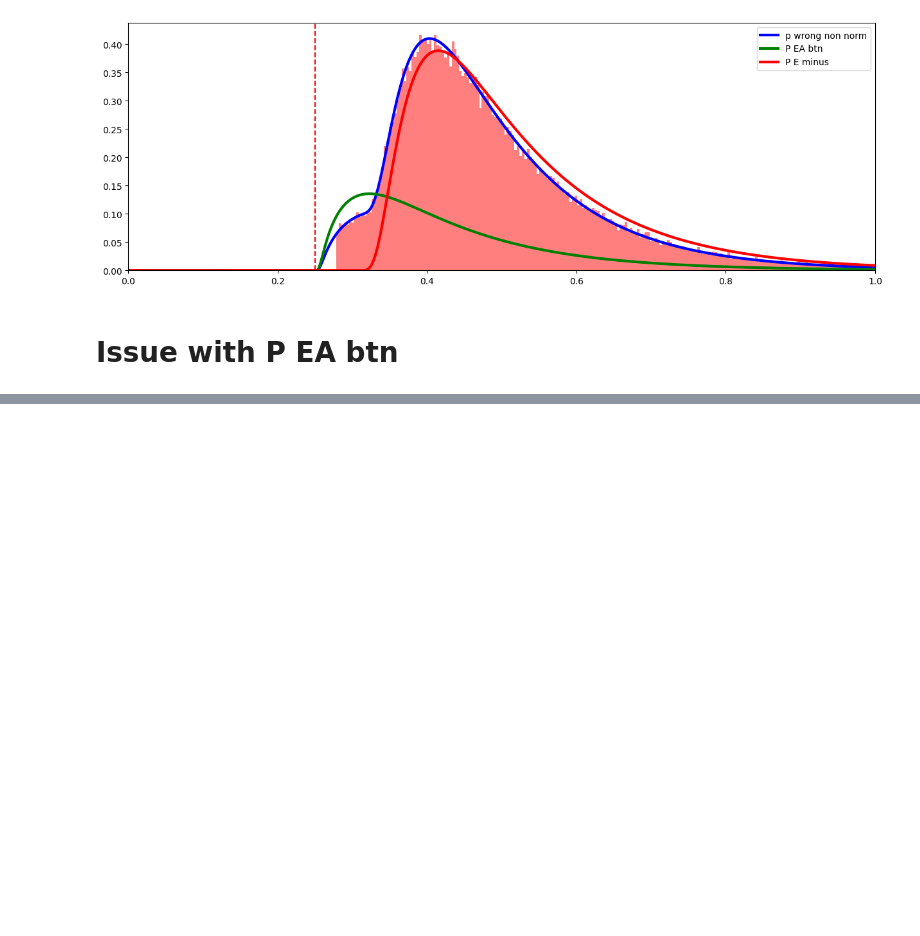
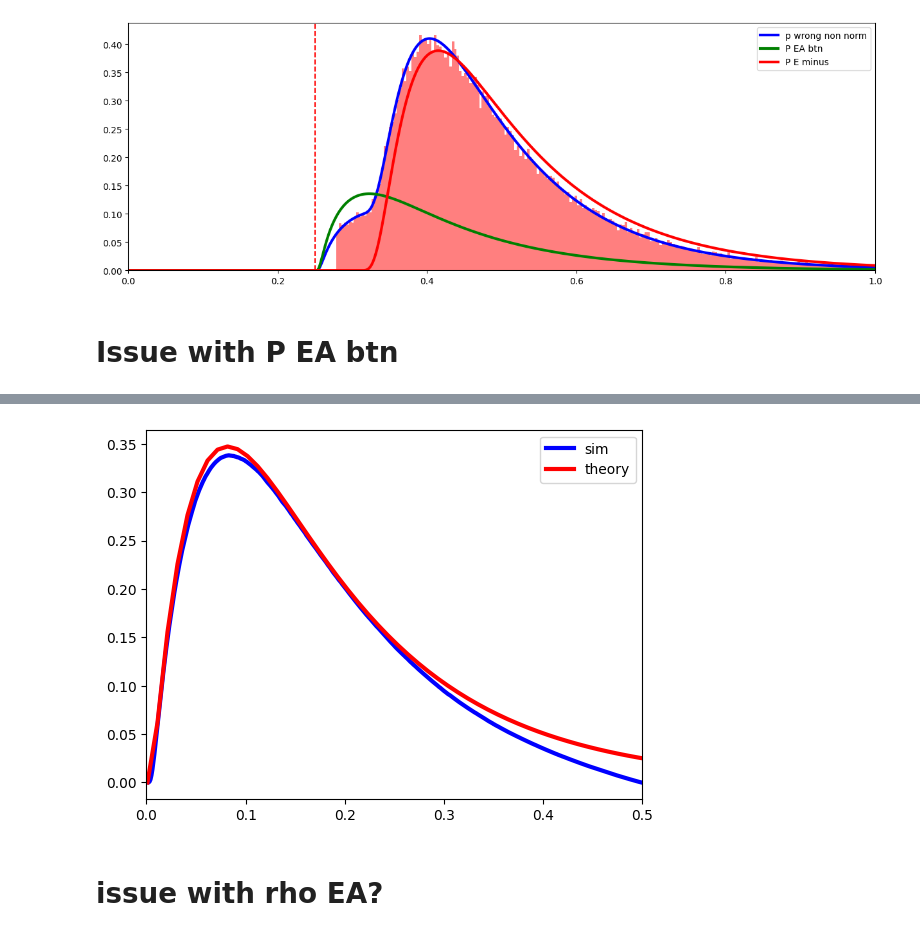
Before and after one commit to rakaar/ddm_codes, a Jupyter notebook: psiam_with_tied/fit_psiam_tied.ipynb, the cells around one changed output, grey strips where cells are left out. Cells and saved outputs as stored; diff of their text form; code cells hidden in the pictures; blank space fills up the shorter version.

```diff
--- a/psiam_with_tied/fit_psiam_tied.ipynb
+++ b/psiam_with_tied/fit_psiam_tied.ipynb
@@ -209,0 +214,35 @@ plt.xlim([0, 0.5]);
+# %%
+x1 = 1; x2 = 2
+# x1 = 0; x2 = 1
+
+from tqdm import tqdm
+N_sim = int(1e6)
+dt = 1e-3
+T_max = 0.5
+sim_dv = np.zeros((N_sim, int(T_max/dt)))
+
+starting_pt = -20
+for n in tqdm(range(N_sim)):
+    sim_dv[n,:] = simulate_tied_no_norm_2(ILD_arr[0], ABL_arr[0], rate_lambda, theta_E, T_0, dt, T_max, starting_pt)
+
+
+t_pts = np.arange(0, T_max, dt)
+
+btn_x1_x2 = np.zeros_like(t_pts)
+for t in tqdm(range(1, len(t_pts))):
+    dv = sim_dv[:,t]
+    dv = dv[~np.isnan(dv)]
+
+    btn_x1_x2[t] = np.sum((dv >= x1) & (dv <= x2))/N_sim
+
+plt.plot(np.arange(0, T_max, dt), btn_x1_x2, 'b', lw=3, label='sim');
+t_pts = np.linspace(0.001, 1, 100)
+from psiam_tied_utils import P_small_t_btn_x1_x2
+P_EA_btn_0_1_v2 = [P_small_t_btn_x1_x2(x1, x2, t, ABL, ILD, rate_lambda, T_0, theta_E, starting_pt, K_max) for t in t_pts]
+plt.plot(t_pts, P_EA_btn_0_1_v2, 'r', lw=3, label='theory');
+plt.legend();
+plt.xlim([0, 0.5]);
+# %% [output]
+[figure, added]
+# %% [markdown]
+# issue with rho EA?
```
Also changed, not shown: parts of 8 cells of this notebook.
